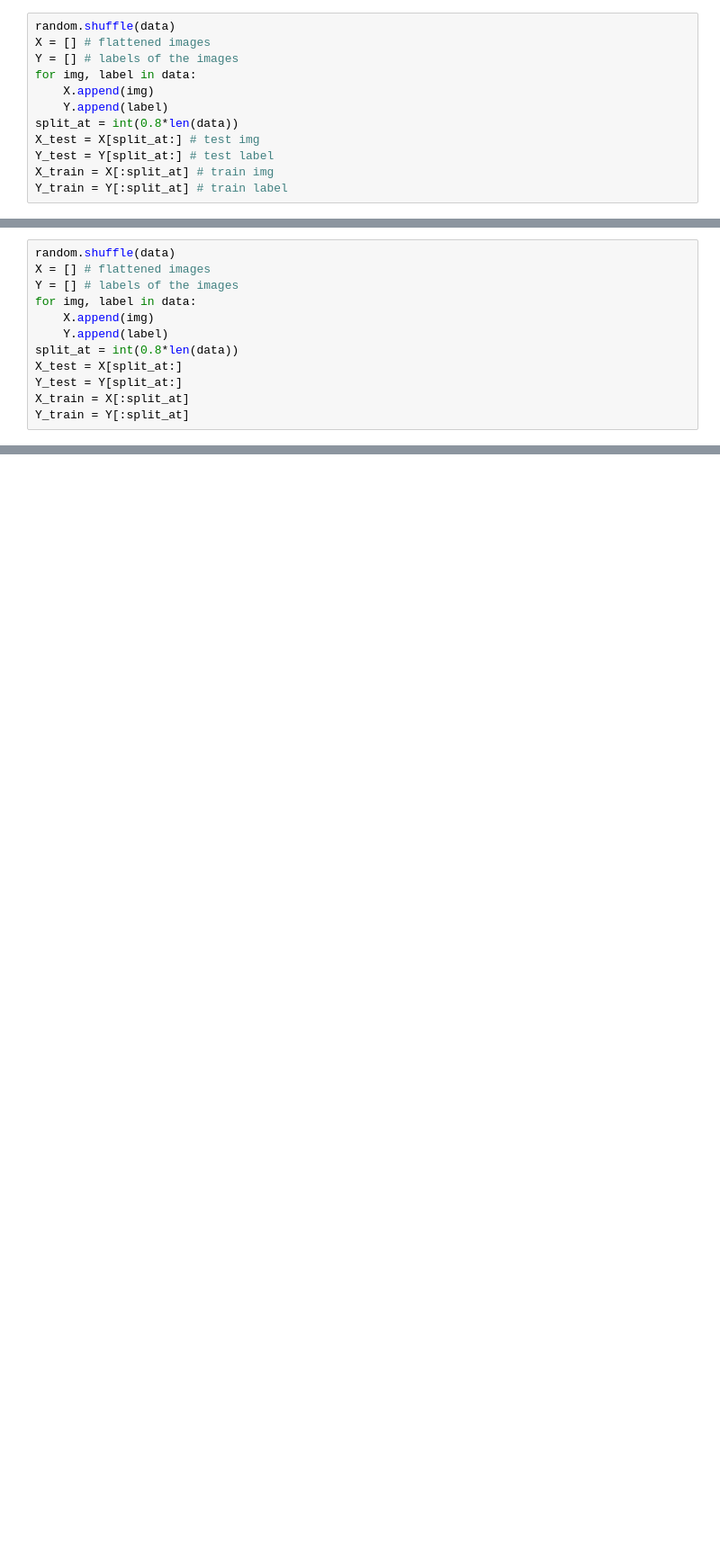
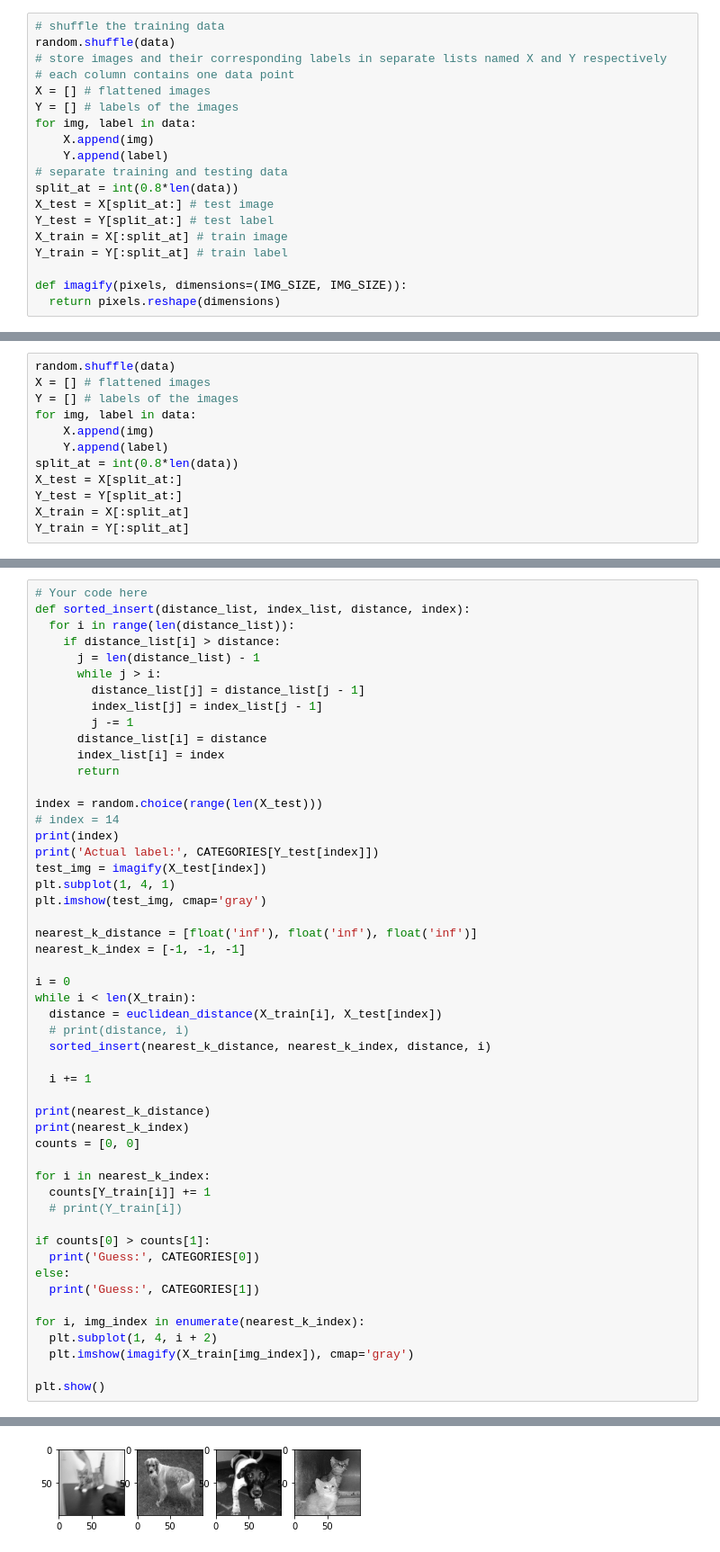
Before and after one commit to Moon422/CSE317-Lab, a Jupyter notebook: Assignment 3/Lab_3_KNN.ipynb, the cells around one changed output, grey strips where cells are left out. Shown: that part at 90% size. Drawn from its saved outputs; the diff is of its cells as text; blank space fills up the shorter version.

```diff
--- a/Assignment 3/Lab_3_KNN.ipynb
+++ b/Assignment 3/Lab_3_KNN.ipynb
@@ -287,17 +287,24 @@ g) Return the label found in **Y_train** as the prediction
 
 h) Check if the prediction was correct by comparing it with the actual label stored for the image **x_in** in the **Y_test** list (you can use the index stored for **x_in** to find its corresponding label in **Y_test**).
 # %%
+# shuffle the training data
 random.shuffle(data)
+# store images and their corresponding labels in separate lists named X and Y respectively
+# each column contains one data point
 X = [] # flattened images
 Y = [] # labels of the images
 for img, label in data:
     X.append(img)
     Y.append(label)
+# separate training and testing data
 split_at = int(0.8*len(data))
-X_test = X[split_at:] # test img
+X_test = X[split_at:] # test image
 Y_test = Y[split_at:] # test label
-X_train = X[:split_at] # train img
+X_train = X[:split_at] # train image
 Y_train = Y[:split_at] # train label
+
+def imagify(pixels, dimensions=(IMG_SIZE, IMG_SIZE)):
+  return pixels.reshape(dimensions)
 # %%
 # a
 def euclidean_distance(x1, x2):
@@ -376,0 +370,52 @@ Actual label: Cat
+# %%
+# Your code here
+def sorted_insert(distance_list, index_list, distance, index):
+  for i in range(len(distance_list)):
+    if distance_list[i] > distance:
+      j = len(distance_list) - 1
+      while j > i:
+        distance_list[j] = distance_list[j - 1]
+        index_list[j] = index_list[j - 1]
+        j -= 1
+      distance_list[i] = distance
+      index_list[i] = index
+      return
+
+index = random.choice(range(len(X_test)))
+# index = 14
+print(index)
+print('Actual label:', CATEGORIES[Y_test[index]])
+test_img = imagify(X_test[index])
+plt.subplot(1, 4, 1)
+plt.imshow(test_img, cmap='gray')
+
+nearest_k_distance = [float('inf'), float('inf'), float('inf')]
+nearest_k_index = [-1, -1, -1]
+
+i = 0
+while i < len(X_train):
+  distance = euclidean_distance(X_train[i], X_test[index])
+  # print(distance, i)
+  sorted_insert(nearest_k_distance, nearest_k_index, distance, i)
+
+  i += 1
+
+print(nearest_k_distance)
+print(nearest_k_index)
+counts = [0, 0]
+
+for i in nearest_k_index:
+  counts[Y_train[i]] += 1
+  # print(Y_train[i])
+
+if counts[0] > counts[1]:
+  print('Guess:', CATEGORIES[0])
+else:
+  print('Guess:', CATEGORIES[1])
+
+for i, img_index in enumerate(nearest_k_index):
+  plt.subplot(1, 4, i + 2)
+  plt.imshow(imagify(X_train[img_index]), cmap='gray')
+
+plt.show()
+# %% [output]
@@ -377,3 +427,4 @@ Actual label: Cat
+[figure, added]
 # %% [markdown]
 #### **Problem 3**
 
```
Also changed, not shown: parts of 6 cells of this notebook.
